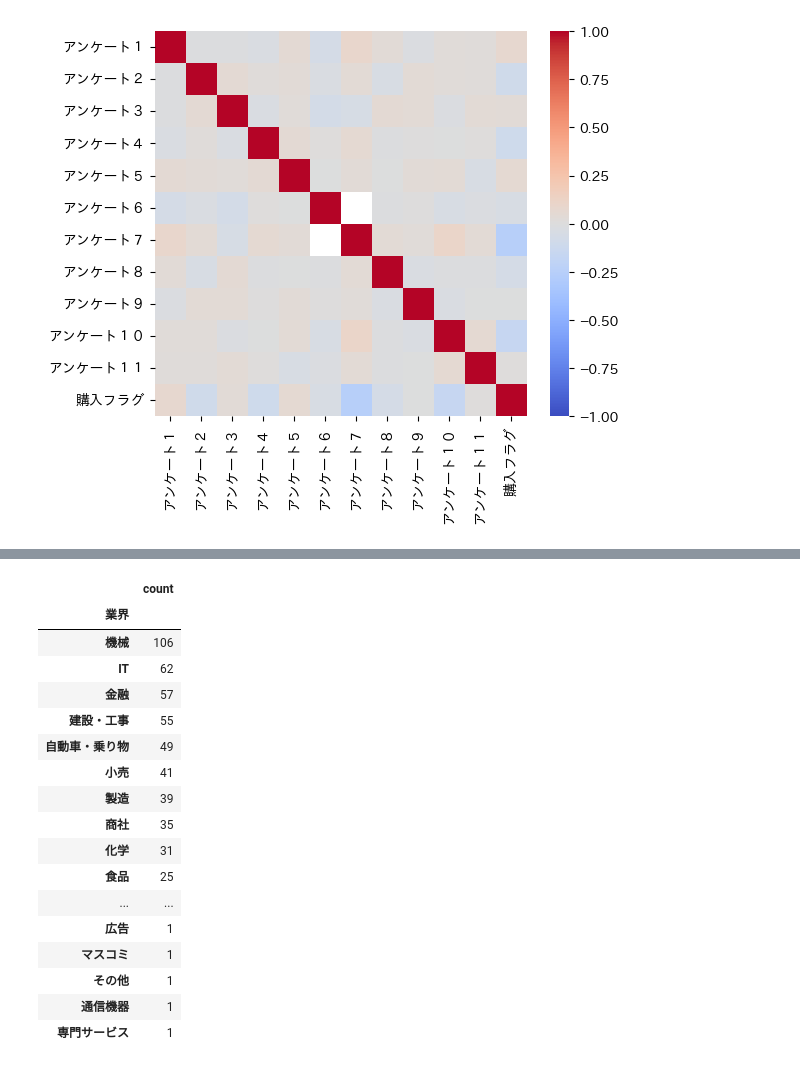
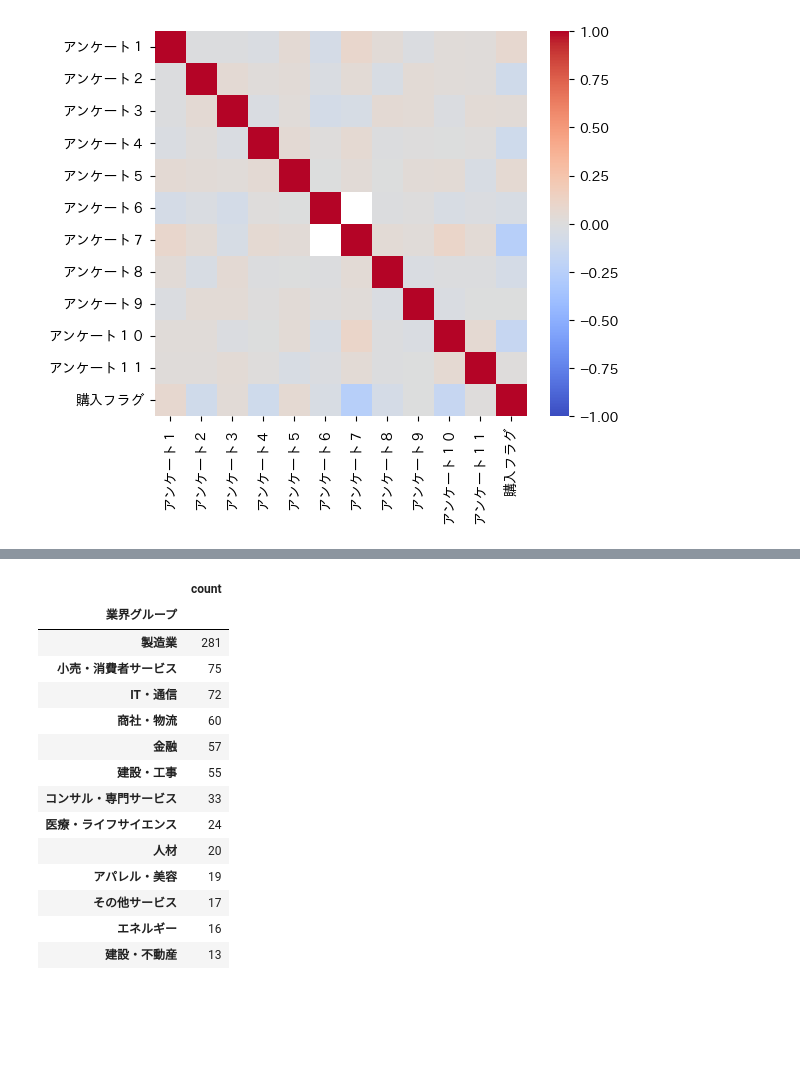
Before and after one commit to saitooo376/student_cup_2026, a Jupyter notebook: notebooks/01_EDA.ipynb, the cells around one changed output, grey strips where cells are left out. Saved outputs shown, nothing was run; the diff lists cells and outputs as text; code cells hidden in the pictures; blank space fills up the shorter version.

Commit message:
exp003_shap, 業界グループ

```diff
--- a/notebooks/01_EDA.ipynb
+++ b/notebooks/01_EDA.ipynb
@@ -475,23 +475,20 @@ Index(['企業ID', '企業名', '従業員数', '業界', '上場種別', '特
 # plt.savefig('images/train_test分布比較[変換後].png')
 # plt.close()
 # %%
-train["業界"].value_counts().to_frame()
+train["業界グループ"].value_counts().to_frame()
 # %% [output]
 |  | count |
-| 業界 |  |
-| 機械 | 106 |
-| IT | 62 |
+| 業界グループ |  |
+| 製造業 | 281 |
+| 小売・消費者サービス | 75 |
+| IT・通信 | 72 |
+| 商社・物流 | 60 |
 | 金融 | 57 |
 | 建設・工事 | 55 |
-| 自動車・乗り物 | 49 |
-| 小売 | 41 |
-| 製造 | 39 |
-| 商社 | 35 |
-| 化学 | 31 |
-| 食品 | 25 |
-| ... | ... |
-| 広告 | 1 |
-| マスコミ | 1 |
-| その他 | 1 |
-| 通信機器 | 1 |
-| 専門サービス | 1 |
+| コンサル・専門サービス | 33 |
+| 医療・ライフサイエンス | 24 |
+| 人材 | 20 |
+| アパレル・美容 | 19 |
+| その他サービス | 17 |
+| エネルギー | 16 |
+| 建設・不動産 | 13 |
```
Also changed, not shown: parts of 2 cells of this notebook, 3 other files.
